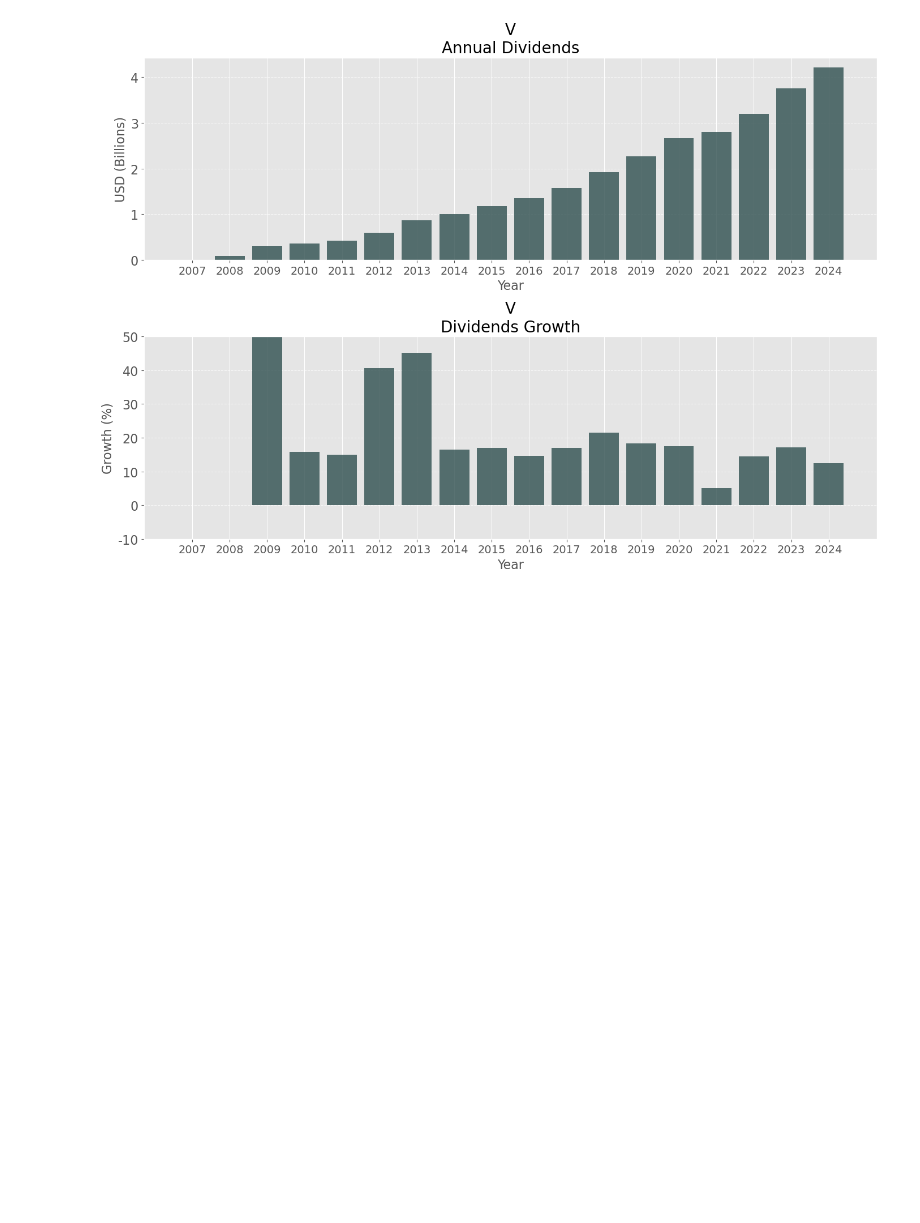
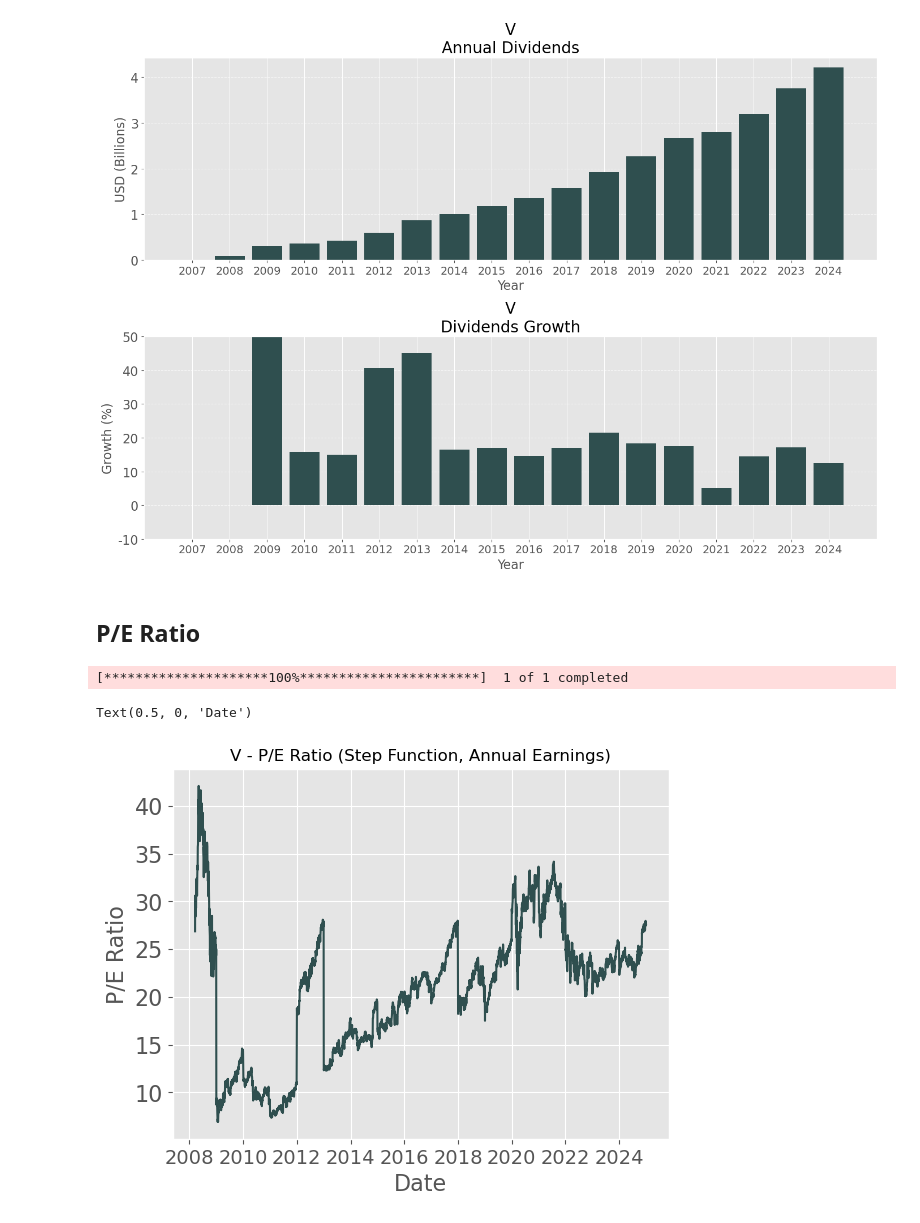
Before and after one commit to akaiuun12/stock_portfolio, a Jupyter notebook: analysis/V_2025.ipynb, the cells around one changed output. Cells and saved outputs as stored; diff of their text form; code cells hidden in the pictures; blank space fills up the shorter version.

Commit message:
Added P/E Ratio

```diff
--- a/analysis/V_2025.ipynb
+++ b/analysis/V_2025.ipynb
@@ -130,3 +130,35 @@ plt.tight_layout()
 plt.show()
 # %% [output]
 [figure]
+# %% [markdown]
+## P/E Ratio
+# %%
+import yfinance as yf
+
+price = yf.download(ticker)
+share = yf.Ticker(ticker).info['sharesOutstanding']
+
+market_cap = price['Close'] * share
+
+df = df_net_income[0].copy()
+df = df[df['year'] >= market_cap.index.min().year]
+
+# Daily P/E Ratio using step function for annual income
+step_dates = pd.to_datetime(df['date'])
+step_income = df.set_index('date')['net_income']
+
+# Create step series aligned with price_df
+pe_df = market_cap.copy()
+pe_df['year'] = pe_df.index.year
+pe_df['net_income'] = pe_df['year'].map(df.set_index('year')['net_income'])
+pe_df['pe'] = pe_df[ticker] / pe_df['net_income']
+
+plt.plot(pe_df.index, pe_df['pe'], color='darkslategray')
+plt.title(f'{ticker} - P/E Ratio (Step Function, Annual Earnings)', fontsize=12)
+plt.ylabel('P/E Ratio')
+plt.xlabel('Date')
+plt.show()
+# %% [output]
+[*********************100%***********************]  1 of 1 completed
+Text(0.5, 0, 'Date')
+[figure, added]
```
Also changed, not shown: 3 other files.
